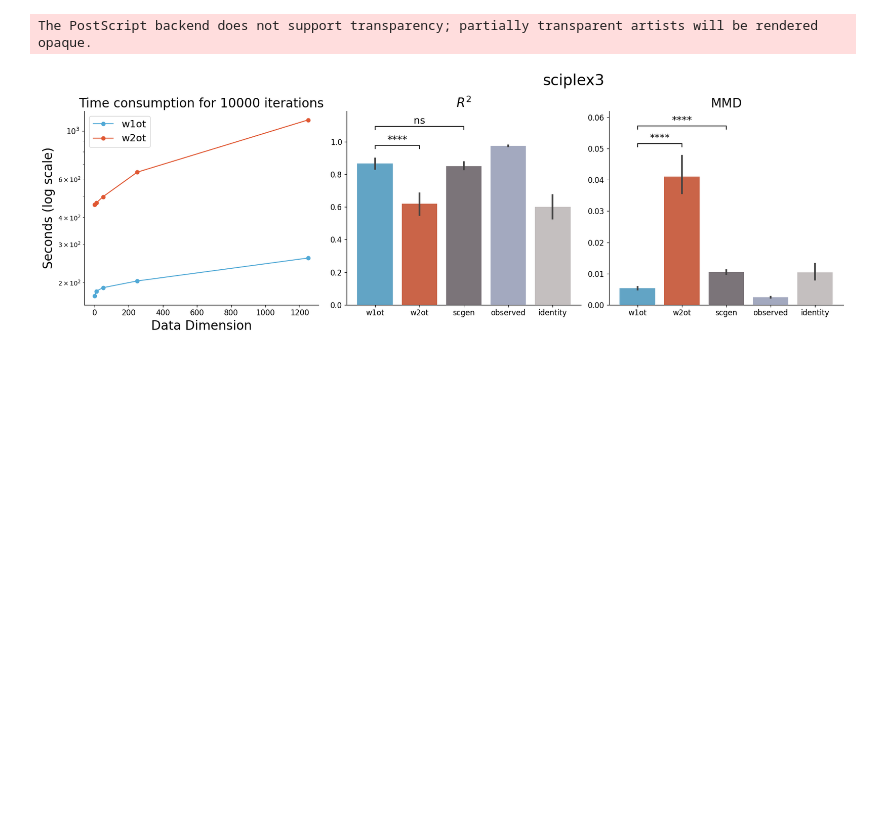
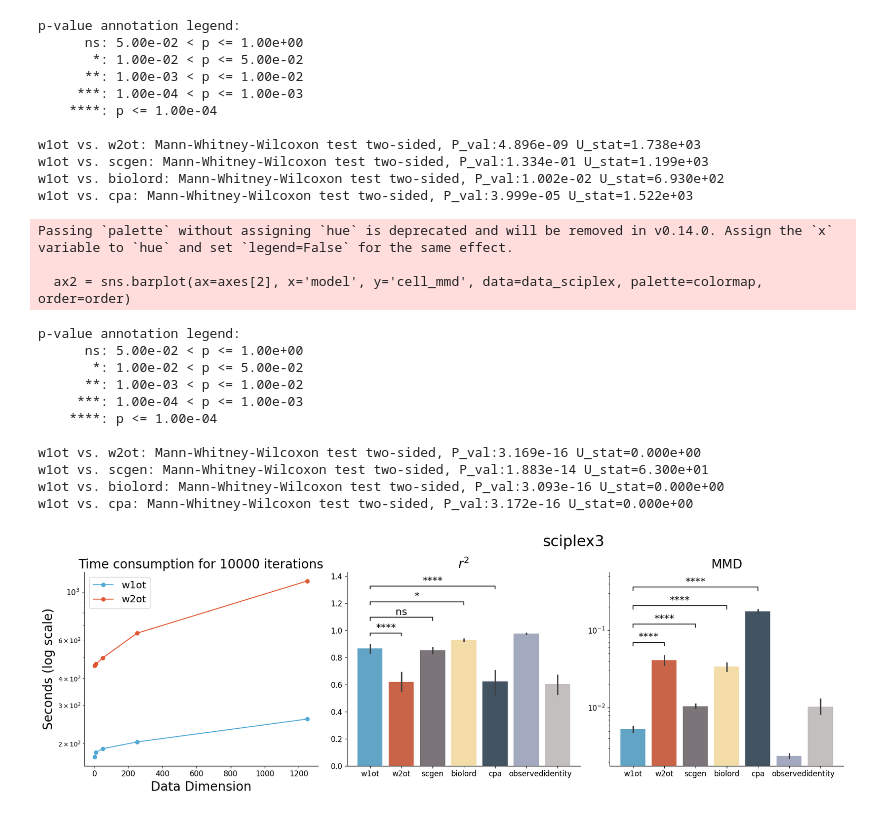
Before and after one commit to poseidonchan/w1ot, a Jupyter notebook: Experiments/fig3&4.ipynb, the cells around one changed output. Drawn from its saved outputs; the diff is of its cells as text; code cells hidden in the pictures; blank space fills up the shorter version.

```diff
--- a/Experiments/fig3&4.ipynb
+++ b/Experiments/fig3&4.ipynb
@@ -10,0 +14,11 @@ data_sciplex = data[data.dataset_name == 'sciplex3-hvg-top1k']
+# %%
+new_modelname = []
+for name in add_data['model']:
+    if name == "simplified_chemcpa":
+        new_modelname.append("cpa")
+    else:
+        new_modelname.append(name)
+add_data['model'] = new_modelname
+# %%
+add_data_4i = add_data[add_data.dataset_name == '4i-melanoma-8h-48']
+add_data_sciplex50 = add_data[add_data.dataset_name == 'sciplex3-hvg-top1k_50']
@@ -11,3 +29,5 @@ data_sciplex = data[data.dataset_name == 'sciplex3-hvg-top1k']
+# %%
+data_sciplex = pd.concat([add_data_sciplex50, data_sciplex])
 # %%
 colormap = {
     'w1ot': '#51A9D6',
@@ -21 +135,13 @@ order = ['w1ot', 'w2ot', 'scgen', 'observed', 'identity']
+# %%
+colormap = {
+    'w1ot': '#51A9D6',
+    'w2ot': '#E05732',
+    'scgen': '#7C7379',
+    'cpa': '#3D5467',
+    'biolord': '#FFE19C',
+    'identity': '#C5BEBE',
+    'observed': '#9FA6C3'
+}
+
+order = ['w1ot', 'w2ot', 'scgen', 'biolord', 'cpa', 'observed', 'identity']
 # %%
@@ -162,12 +248,14 @@ colormap = {
     'w1ot': '#51A9D6',
     'w2ot': '#E05732',
     'scgen': '#7C7379',
+    'cpa': '#3D5467',
+    'biolord': '#FFE19C',
     'identity': '#C5BEBE',
     'observed': '#9FA6C3'
 }
 
 # Define the pairs to compare
-pairs = [("w1ot", "w2ot"), ("w1ot", "scgen")]
+pairs = [("w1ot", "scgen"), ("w1ot", "w2ot"), ("w1ot", "cpa"), ("w1ot", "biolord")]
 
 # Set up the figure and axes
 fig, axes = plt.subplots(1, 3, figsize=(18, 6))
@@ -194,7 +282,7 @@ ax1 = sns.barplot(ax=axes[1], x='model', y='cell_r2', data=data_sciplex, palette
 annotator2 = Annotator(ax1, pairs, data=data_sciplex, x='model', y='cell_r2', order=order)
 annotator2.configure(test='Mann-Whitney', text_format='star', loc='inside', fontsize=16)
 annotator2.apply_and_annotate()
-axes[1].set_title(r"$R^2$", fontsize=20)  # LaTeX for R^2
+axes[1].set_title(r"$r^2$", fontsize=20)
 axes[1].set(xlabel=None, ylabel=None)  # Remove labels
 axes[1].spines['top'].set_visible(False)
 axes[1].spines['right'].set_visible(False)
@@ -204,6 +292,7 @@ axes[1].tick_params(axis='both', labelsize=12)
 
 # Third plot: Bar plot for "cell_mmd"
 ax2 = sns.barplot(ax=axes[2], x='model', y='cell_mmd', data=data_sciplex, palette=colormap, order=order)
+axes[2].set_yscale('log')
 annotator1 = Annotator(ax2, pairs, data=data_sciplex, x='model', y='cell_mmd', order=order)
 annotator1.configure(test='Mann-Whitney', text_format='star', loc='inside', fontsize=16)
 annotator1.apply_and_annotate()
@@ -220,7 +309,7 @@ plt.suptitle("sciplex3", fontsize=24, x=0.66)
 
 # Adjust layout and save the figure as an EPS file
 plt.tight_layout()
-plt.savefig('comparison_plots.eps', format='eps')
+plt.savefig('comparison_plots.png', format='png', dpi=300)
 
 # Show the plot
 plt.show()
@@ -246,2 +320,26 @@ w1ot vs. scgen: Mann-Whitney-Wilcoxon test two-sided, P_val:1.883e-14 U_stat=6.3
-The PostScript backend does not support transparency; partially transparent artists will be rendered opaque.
+p-value annotation legend:
+      ns: 5.00e-02 < p <= 1.00e+00
+       *: 1.00e-02 < p <= 5.00e-02
+      **: 1.00e-03 < p <= 1.00e-02
+     ***: 1.00e-04 < p <= 1.00e-03
+    ****: p <= 1.00e-04
+
+w1ot vs. w2ot: Mann-Whitney-Wilcoxon test two-sided, P_val:4.896e-09 U_stat=1.738e+03
+w1ot vs. scgen: Mann-Whitney-Wilcoxon test two-sided, P_val:1.334e-01 U_stat=1.199e+03
+w1ot vs. biolord: Mann-Whitney-Wilcoxon test two-sided, P_val:1.002e-02 U_stat=6.930e+02
+w1ot vs. cpa: Mann-Whitney-Wilcoxon test two-sided, P_val:3.999e-05 U_stat=1.522e+03
+Passing `palette` without assigning `hue` is deprecated and will be removed in v0.14.0. Assign the `x` variable to `hue` and set `legend=False` for the same effect.
+
+  ax2 = sns.barplot(ax=axes[2], x='model', y='cell_mmd', data=data_sciplex, palette=colormap, order=order)
+p-value annotation legend:
+      ns: 5.00e-02 < p <= 1.00e+00
+       *: 1.00e-02 < p <= 5.00e-02
+      **: 1.00e-03 < p <= 1.00e-02
+     ***: 1.00e-04 < p <= 1.00e-03
+    ****: p <= 1.00e-04
+
+w1ot vs. w2ot: Mann-Whitney-Wilcoxon test two-sided, P_val:3.169e-16 U_stat=0.000e+00
+w1ot vs. scgen: Mann-Whitney-Wilcoxon test two-sided, P_val:1.883e-14 U_stat=6.300e+01
+w1ot vs. biolord: Mann-Whitney-Wilcoxon test two-sided, P_val:3.093e-16 U_stat=0.000e+00
+w1ot vs. cpa: Mann-Whitney-Wilcoxon test two-sided, P_val:3.172e-16 U_stat=0.000e+00
-[figure, old version]
+[figure, new version]
```
Also changed, not shown: parts of 19 cells of this notebook, 38 other files.
